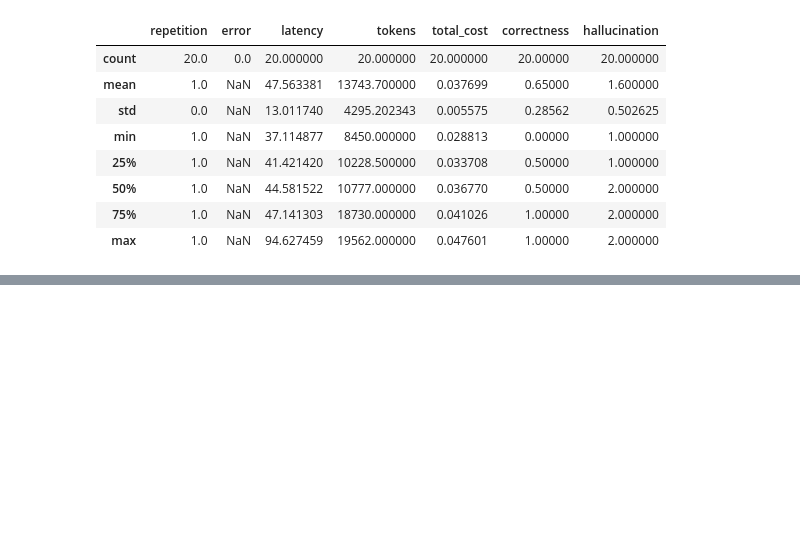
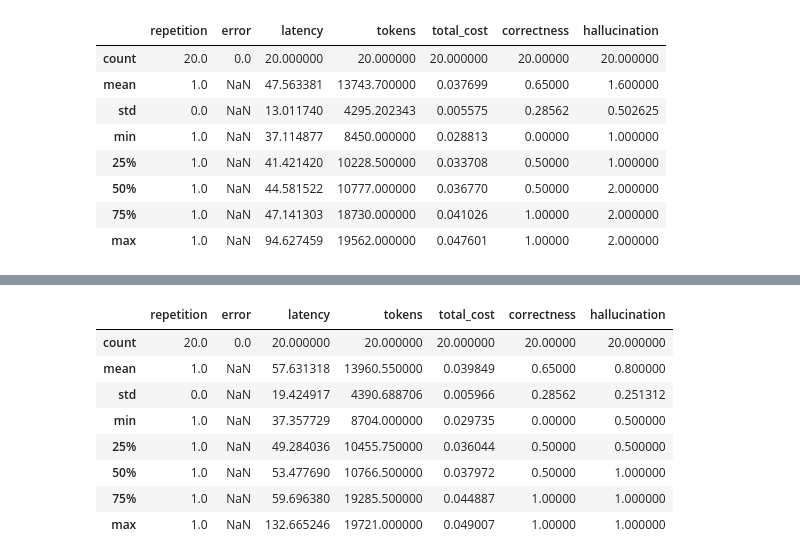
Before and after one commit to chandlershortlidge/form-coach-ai, a Jupyter notebook: llm-evals/llm_evaluations.ipynb, the cells around one changed output, grey strips where cells are left out. Drawn from its saved outputs; the diff is of its cells as text; code cells hidden in the pictures; blank space fills up the shorter version.

Commit message:
evals: updated prompts show no statistically significant improvement in scores. cannot reject the null hypothesis.

```diff
--- a/llm-evals/llm_evaluations.ipynb
+++ b/llm-evals/llm_evaluations.ipynb
@@ -145,0 +137,3 @@ Correctness MOE - vision_base_eval_20_test1: 0.12
+# %%
+vision_eval_20_test2 = pd.read_csv("/Users/chandlershortlidge/Desktop/Ironhack/fitness-form-coach/llm-evals/vision-faithfulness-rag-eval_ correctness prompt update, normralized hallucination score.csv")
+vision_eval_20_test2.head()
@@ -145,0 +147,12 @@ Correctness MOE - vision_base_eval_20_test1: 0.12
+# %%
+vision_eval_20_test2.describe()
+# %% [output]
+|  | repetition | error | latency | tokens | total_cost | correctness | hallucination |
+| count | 20.0 | 0.0 | 20.000000 | 20.000000 | 20.000000 | 20.00000 | 20.000000 |
+| mean | 1.0 | NaN | 57.631318 | 13960.550000 | 0.039849 | 0.65000 | 0.800000 |
+| std | 0.0 | NaN | 19.424917 | 4390.688706 | 0.005966 | 0.28562 | 0.251312 |
+| min | 1.0 | NaN | 37.357729 | 8704.000000 | 0.029735 | 0.00000 | 0.500000 |
+| 25% | 1.0 | NaN | 49.284036 | 10455.750000 | 0.036044 | 0.50000 | 0.500000 |
+| 50% | 1.0 | NaN | 53.477690 | 10766.500000 | 0.037972 | 0.50000 | 1.000000 |
+| 75% | 1.0 | NaN | 59.696380 | 19285.500000 | 0.044887 | 1.00000 | 1.000000 |
+| max | 1.0 | NaN | 132.665246 | 19721.000000 | 0.049007 | 1.00000 | 1.000000 |
```
Also changed, not shown: parts of 15 cells of this notebook, 7 other files.
